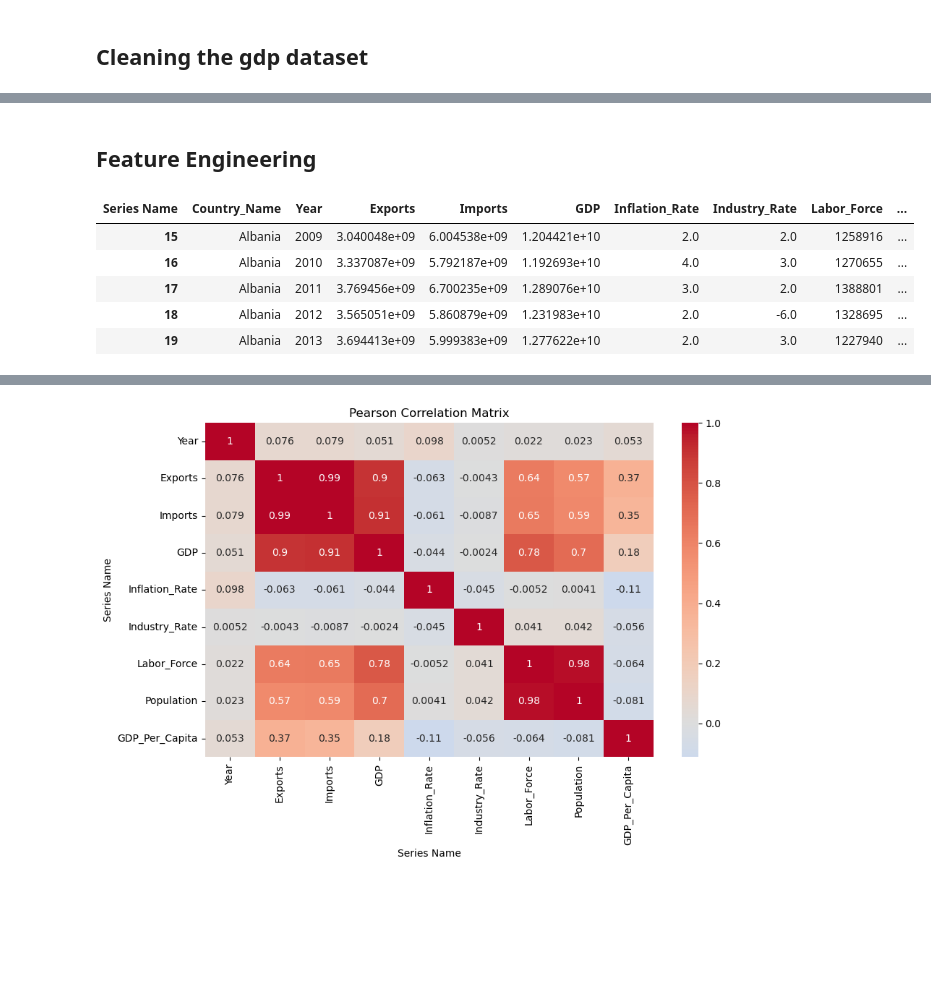
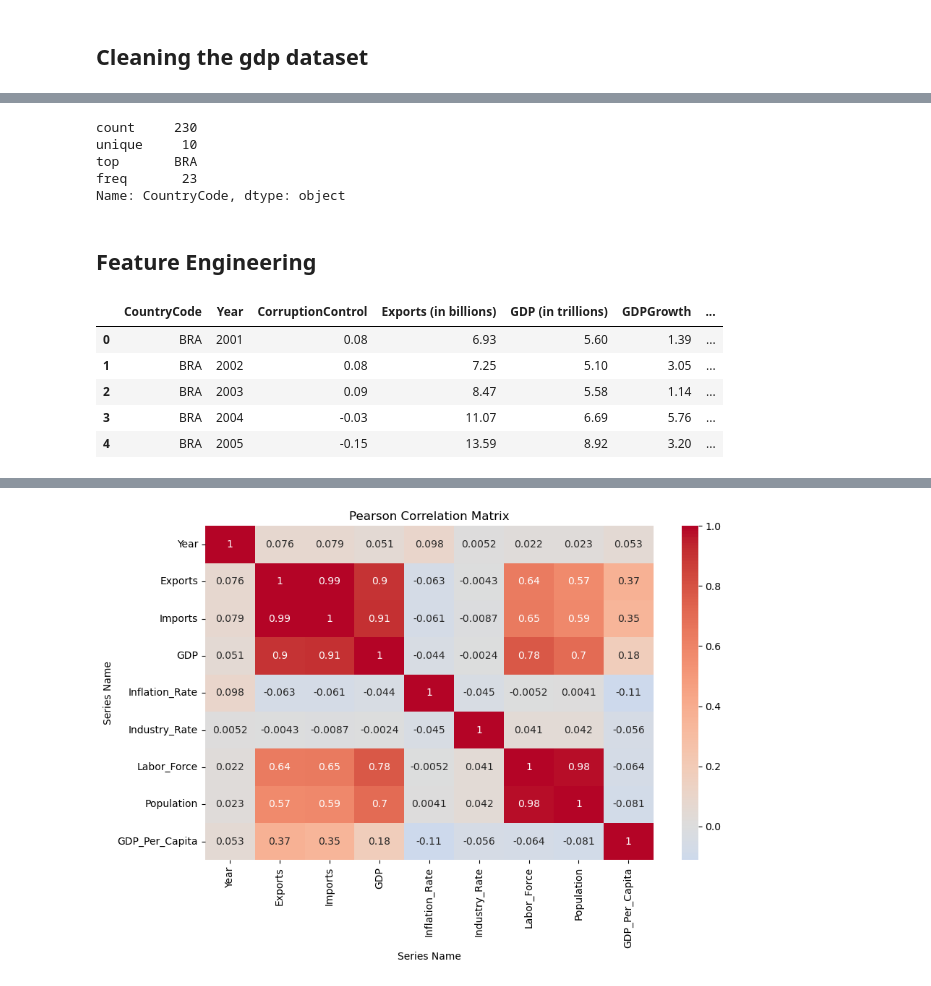
Before and after one commit to koto253/Data_Science_Portfolio, a Jupyter notebook: GDP_Economic_Indicators_Data_Analysis/gdp_economic_indicators_data_analysis.ipynb, the cells around one changed output, grey strips where cells are left out. Drawn from its saved outputs; the diff is of its cells as text; code cells hidden in the pictures; blank space fills up the shorter version.

Commit message:
collected and cleaned new data and ready for data analysis

```diff
--- a/GDP_Economic_Indicators_Data_Analysis/gdp_economic_indicators_data_analysis.ipynb
+++ b/GDP_Economic_Indicators_Data_Analysis/gdp_economic_indicators_data_analysis.ipynb
@@ -241,0 +128,3 @@ Name: Country_Name, dtype: object
+# %%
+df.replace('..', np.nan, inplace=True)
+df.head(2)
@@ -241,0 +158,2 @@ Name: Country_Name, dtype: object
+# %%
+df.drop(columns=['RealInterestRate', 'GovDebtGDP'], inplace=True)
@@ -242,2 +294,10 @@ Name: Country_Name, dtype: object
+# %%
+df.CountryCode.describe()
+# %% [output]
+count     230
+unique     10
+top       BRA
+freq       23
+Name: CountryCode, dtype: object
 # %% [markdown]
 ## Feature Engineering
@@ -251,10 +304,43 @@ cleaned_df['Industry_Rate'] = round(cleaned_df['Industry_Rate'])
+# %%
+# Feature Engineering
+
+# Convert 'Exports' from its original scale to tens of billions (10^10)
+df['Exports'] = df['Exports'] / 10000000000
+
+# Convert 'GDP' from its original scale to hundreds of billions (10^11)
+df['GDP'] = df['GDP'] / 100000000000
+
+# Convert 'Imports' from its original scale to tens of billions (10^10)
+df['Imports'] = df['Imports'] / 10000000000
+
+# Convert 'LaborForce' from its original scale to millions (10^6)
+df['LaborForce'] = df['LaborForce'] / 1000000
+
+# Convert 'MilitarySpend' from its original scale to billions (10^9)
+df['MilitarySpend'] = df['MilitarySpend'] / 1000000000
+
+# Convert 'Population' from its original scale to tens of millions (10^7)
+df['Population'] = df['Population'] / 10000000
+
+# Convert 'RefugeePop' from its original scale to hundreds (10^2)
+df['RefugeePop'] = df['RefugeePop'] / 100
+# %%
+df.rename(columns={
+    'Exports': 'Exports (in billions)',
+    'GDP': 'GDP (in trillions)',
+    'Imports': 'Imports (in billions)',
+    'LaborForce': 'LaborForce (in millions)',
+    'MilitarySpend': 'MilitarySpend (in billions)',
+    'Population': 'Population (in millions)',
+    'RefugeePop': 'RefugeePop (in thousands)'
+}, inplace=True)
 # %%
-cleaned_df = cleaned_df.apply(lambda x: round(x))
-cleaned_df.head()
+df = df.apply(lambda x: round(x, 2))
+df.head()
 # %% [output]
-| Series Name | Country_Name | Year | Exports | Imports | GDP | Inflation_Rate | Industry_Rate | Labor_Force | ... |
-| 15 | Albania | 2009 | 3.040048e+09 | 6.004538e+09 | 1.204421e+10 | 2.0 | 2.0 | 1258916 | ... |
-| 16 | Albania | 2010 | 3.337087e+09 | 5.792187e+09 | 1.192693e+10 | 4.0 | 3.0 | 1270655 | ... |
-| 17 | Albania | 2011 | 3.769456e+09 | 6.700235e+09 | 1.289076e+10 | 3.0 | 2.0 | 1388801 | ... |
-| 18 | Albania | 2012 | 3.565051e+09 | 5.860879e+09 | 1.231983e+10 | 2.0 | -6.0 | 1328695 | ... |
-| 19 | Albania | 2013 | 3.694413e+09 | 5.999383e+09 | 1.277622e+10 | 2.0 | 3.0 | 1227940 | ... |
+|  | CountryCode | Year | CorruptionControl | Exports (in billions) | GDP (in trillions) | GDPGrowth | ... |
+| 0 | BRA | 2001 | 0.08 | 6.93 | 5.60 | 1.39 | ... |
+| 1 | BRA | 2002 | 0.08 | 7.25 | 5.10 | 3.05 | ... |
+| 2 | BRA | 2003 | 0.09 | 8.47 | 5.58 | 1.14 | ... |
+| 3 | BRA | 2004 | -0.03 | 11.07 | 6.69 | 5.76 | ... |
+| 4 | BRA | 2005 | -0.15 | 13.59 | 8.92 | 3.20 | ... |
```
Also changed, not shown: parts of 47 cells of this notebook, 3 other files.
